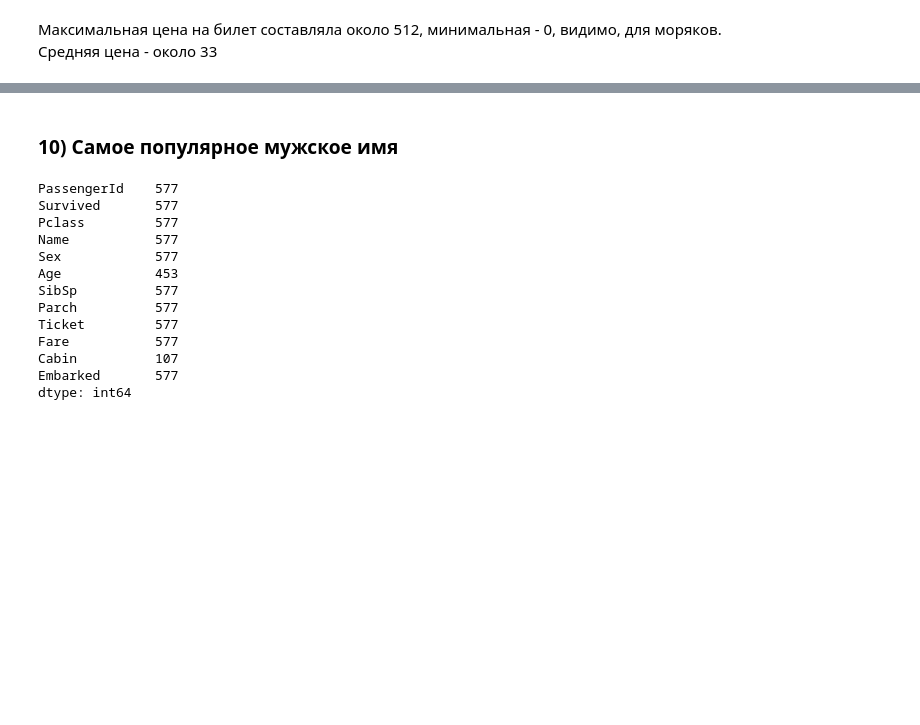
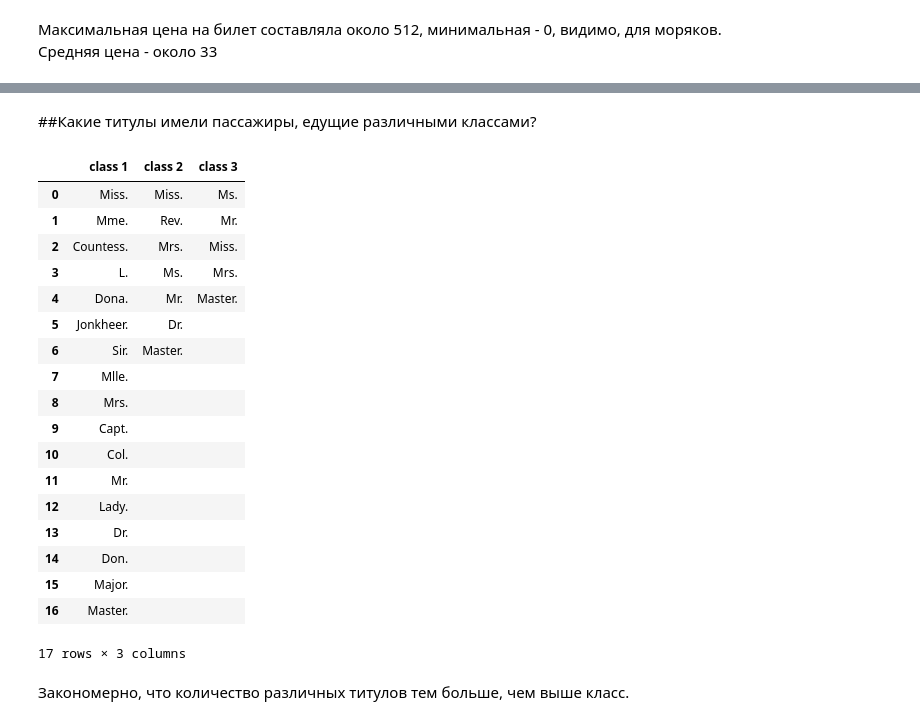
Before and after one commit to vitaly-emelianov/machine_learning, a Jupyter notebook: lab_1.ipynb, the cells around one changed output, grey strips where cells are left out. Drawn from its saved outputs; the diff is of its cells as text; code cells hidden in the pictures; blank space fills up the shorter version.

```diff
--- a/lab_1.ipynb
+++ b/lab_1.ipynb
@@ -70,19 +115,0 @@ Name: Fare, dtype: float64
-# %%
-for pclass in range(1,4):
-
-    names = data['Name'][data.Pclass == pclass]
-    num_of_mr, num_of_mrs, num_of_miss = (0, 0, 0)
-
-    for name in names:
-        name  = name.lower()
-        if name.find('mr.') != -1:
-            num_of_mr += 1
-        elif name.find('mrs.') != -1:
-            num_of_mrs += 1
-        elif name.find('miss') != -1:
-            num_of_miss += 1
-
-    print 'Number of Mr.  title in passenger class', pclass, '=',  num_of_mr
-    print 'Number of Mrs. title in passenger class', pclass, '=',  num_of_mrs
-    print 'Number of Miss title in passenger class', pclass, '=',  num_of_miss
-    print '\n'
@@ -318,18 +116,43 @@ data[data['Fare'] > 100]['Fare'].hist()
-# %% [markdown]
-### 10) Самое популярное мужское имя
-# %%
-data[data['Sex'] == 'male'].count()
-# %% [output]
-PassengerId    577
-Survived       577
-Pclass         577
-Name           577
-Sex            577
-Age            453
-SibSp          577
-Parch          577
-Ticket         577
-Fare           577
-Cabin          107
-Embarked       577
-dtype: int64
+# %% [markdown]
+##Какие титулы имели пассажиры, едущие различными классами?
+# %%
+frame = pandas.DataFrame()
+for pclass in range(1,4):
+
+    title_counts = set()
+
+    passengers = data['Name'][data['Pclass'] == pclass]
+
+    for passenger in passengers:
+        items = passenger.split()
+
+        for item in items:
+            if item[-1] == '.':
+                title_counts.add(item)
+
+    frame['class ' + str(pclass)] = pandas.Series(list(title_counts))
+
+frame
+frame.fillna('')
+# %% [output]
+|  | class 1 | class 2 | class 3 |
+| 0 | Miss. | Miss. | Ms. |
+| 1 | Mme. | Rev. | Mr. |
+| 2 | Countess. | Mrs. | Miss. |
+| 3 | L. | Ms. | Mrs. |
+| 4 | Dona. | Mr. | Master. |
+| 5 | Jonkheer. | Dr. |  |
+| 6 | Sir. | Master. |  |
+| 7 | Mlle. |  |  |
+| 8 | Mrs. |  |  |
+| 9 | Capt. |  |  |
+| 10 | Col. |  |  |
+| 11 | Mr. |  |  |
+| 12 | Lady. |  |  |
+| 13 | Dr. |  |  |
+| 14 | Don. |  |  |
+| 15 | Major. |  |  |
+| 16 | Master. |  |  |
+17 rows × 3 columns
+# %% [markdown]
+Закономерно, что количество различных титулов тем больше, чем выше класс.
```
Also changed, not shown: parts of 86 cells of this notebook.
